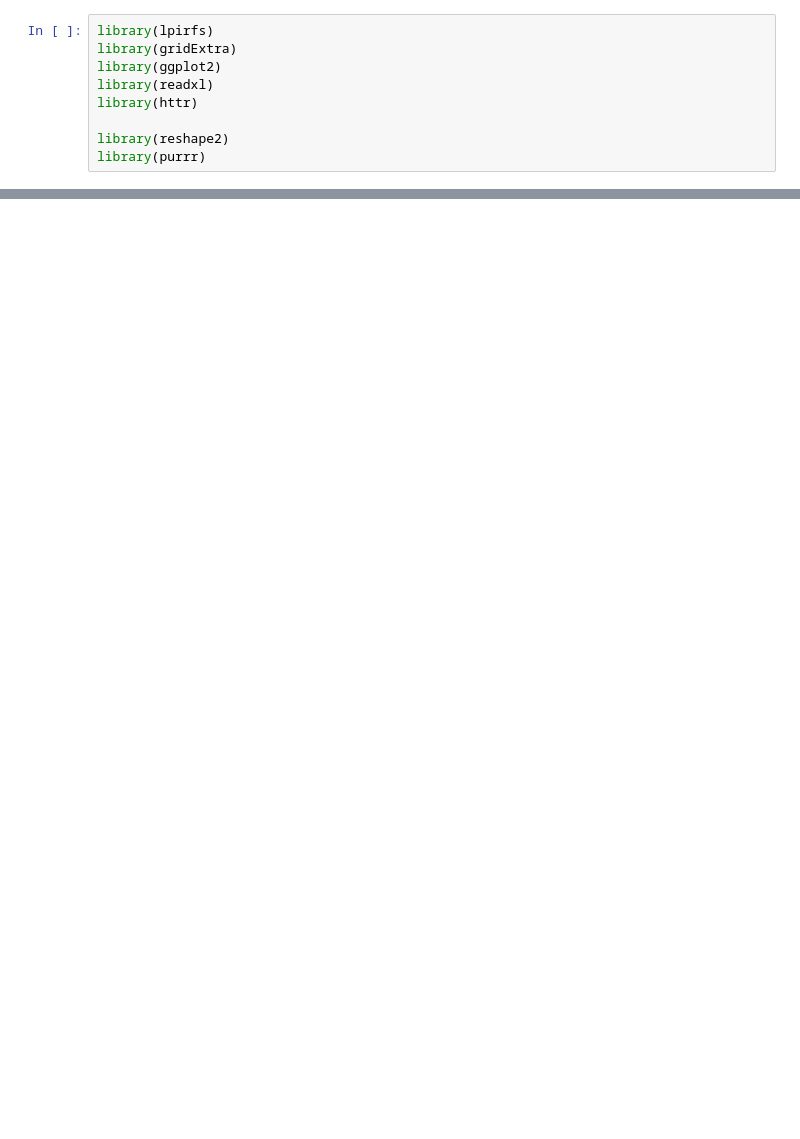
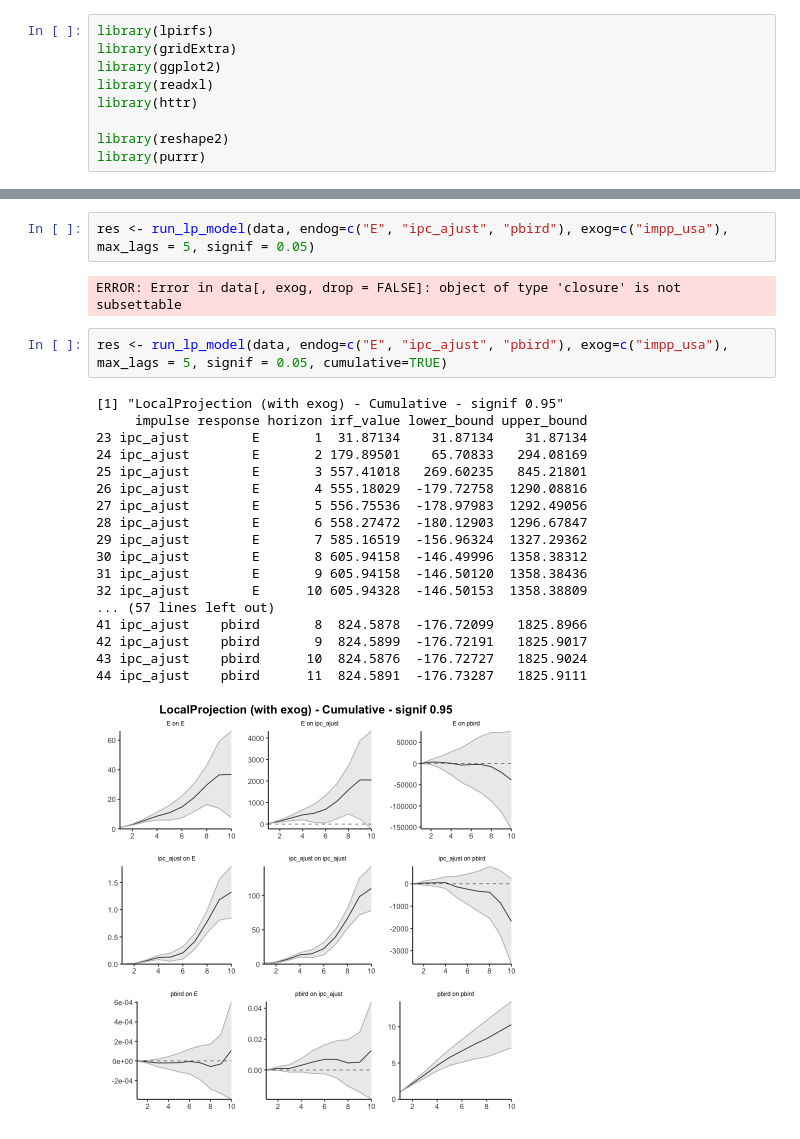
Before and after one commit to mbarrena/tesis, a Jupyter notebook: r_experiments/r_exps.ipynb, the cells around one changed output, grey strips where cells are left out. Cells and saved outputs as stored; diff of their text form; blank space fills up the shorter version.

```diff
--- a/r_experiments/r_exps.ipynb
+++ b/r_experiments/r_exps.ipynb
@@ -220,0 +407,25 @@ res <- run_lp_model(data, endog=c("E", "ipc_ajust", "pbird"), exog=c("impp_usa")
+# %%
+res <- run_lp_model(data, endog=c("E", "ipc_ajust", "pbird"), exog=c("impp_usa"), max_lags = 5, signif = 0.05)
+# %% [output]
+ERROR: Error in data[, exog, drop = FALSE]: object of type 'closure' is not subsettable
+# %%
+res <- run_lp_model(data, endog=c("E", "ipc_ajust", "pbird"), exog=c("impp_usa"), max_lags = 5, signif = 0.05, cumulative=TRUE)
+# %% [output]
+[1] "LocalProjection (with exog) - Cumulative - signif 0.95"
+     impulse response horizon irf_value lower_bound upper_bound
+23 ipc_ajust        E       1  31.87134    31.87134    31.87134
+24 ipc_ajust        E       2 179.89501    65.70833   294.08169
+25 ipc_ajust        E       3 557.41018   269.60235   845.21801
+26 ipc_ajust        E       4 555.18029  -179.72758  1290.08816
+27 ipc_ajust        E       5 556.75536  -178.97983  1292.49056
+28 ipc_ajust        E       6 558.27472  -180.12903  1296.67847
+29 ipc_ajust        E       7 585.16519  -156.96324  1327.29362
+30 ipc_ajust        E       8 605.94158  -146.49996  1358.38312
+31 ipc_ajust        E       9 605.94158  -146.50120  1358.38436
+32 ipc_ajust        E      10 605.94328  -146.50153  1358.38809
+... (57 lines left out)
+41 ipc_ajust    pbird       8  824.5878  -176.72099   1825.8966
+42 ipc_ajust    pbird       9  824.5899  -176.72191   1825.9017
+43 ipc_ajust    pbird      10  824.5876  -176.72727   1825.9024
+44 ipc_ajust    pbird      11  824.5891  -176.73287   1825.9111
+[figure, added]
```
Also changed, not shown: parts of 11 cells of this notebook.
